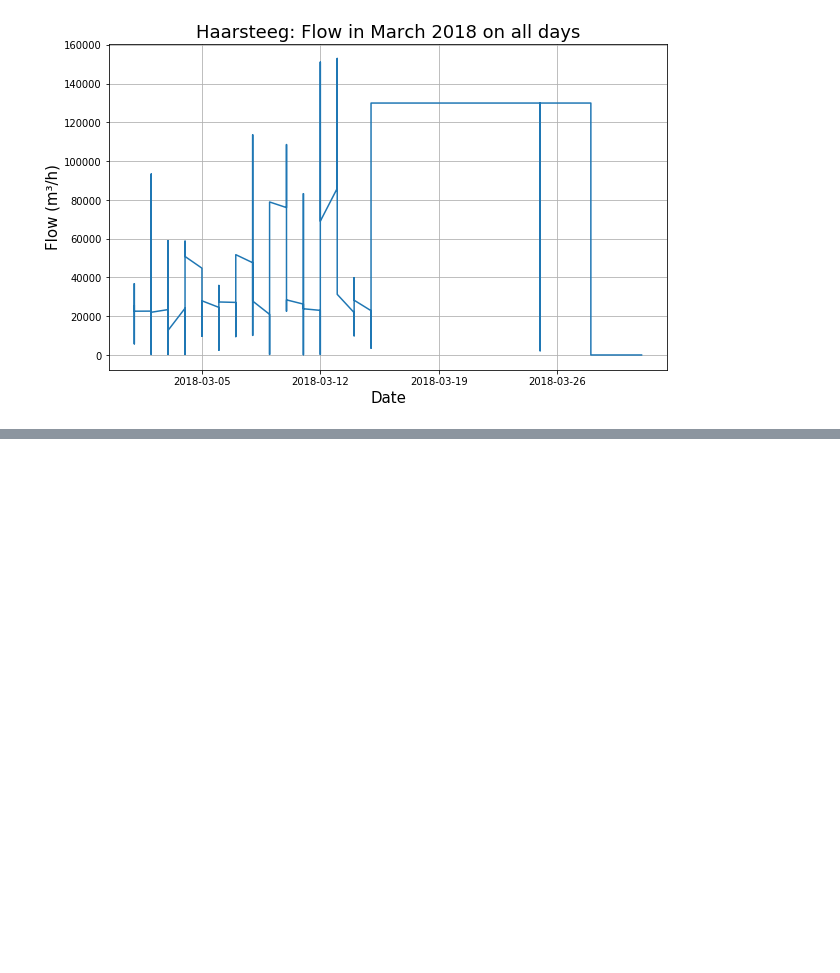
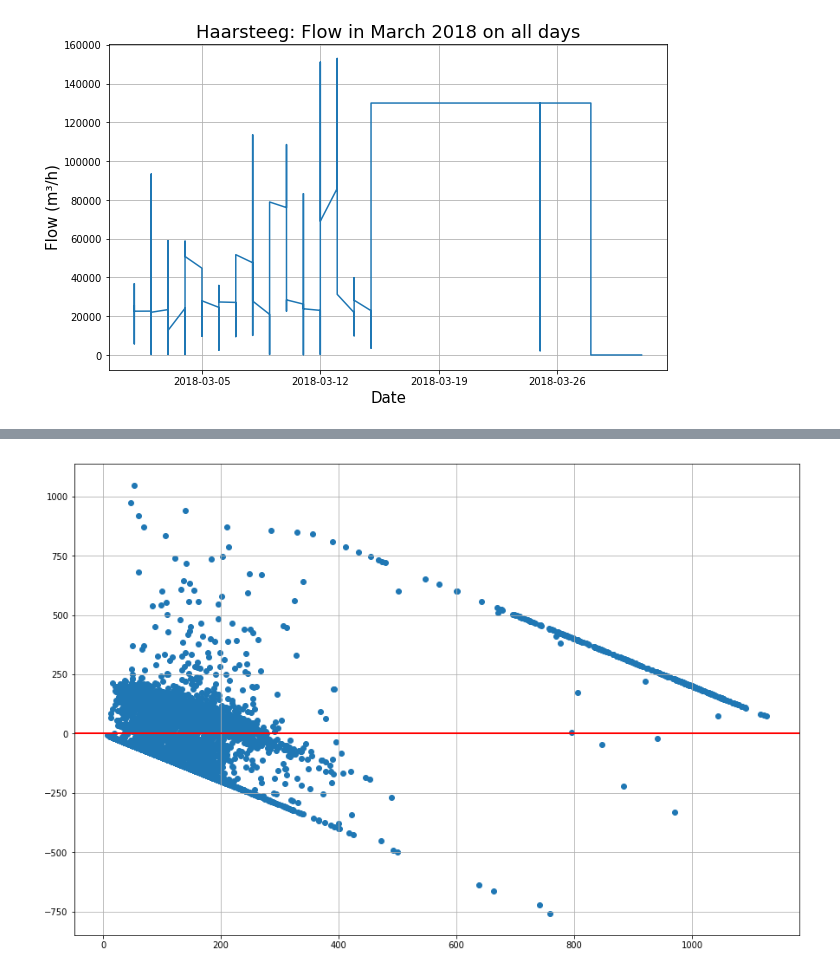
Before and after one commit to rogertian0707/jbg060, a Jupyter notebook: code/Monthly flow & level.ipynb, the cells around one changed output, grey strips where cells are left out. Drawn from its saved outputs; the diff is of its cells as text; code cells hidden in the pictures; blank space fills up the shorter version.

```diff
--- a/code/Monthly flow & level.ipynb
+++ b/code/Monthly flow & level.ipynb
@@ -514,0 +565,8 @@ PLotSelectedMonth(new_haar, 'Haarsteeg', 'all', 'March', 2018)
+# %%
+fig = plt.figure(figsize=(15,10))
+ax = fig.add_subplot(111)
+ax.grid()
+ax.axhline(y=0, linewidth = 2, color='red')
+ax.scatter(bok_pred_dry['predictions'], bok_pred_dry['error']);
+# %% [output]
+[figure, added]
```
Also changed, not shown: parts of 18 cells of this notebook.
